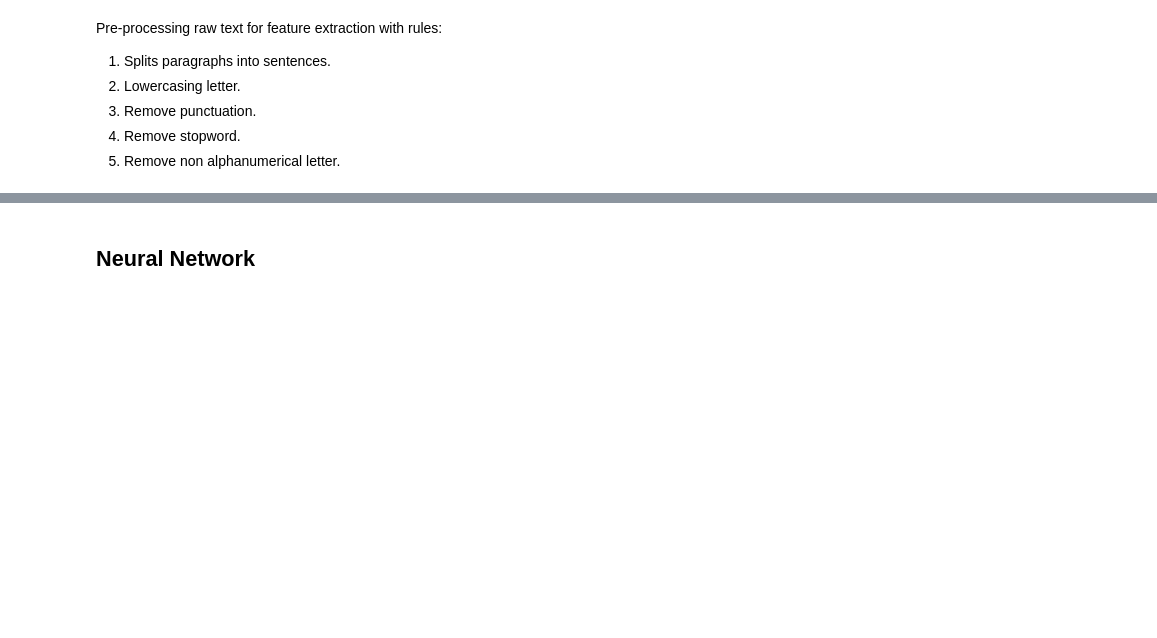
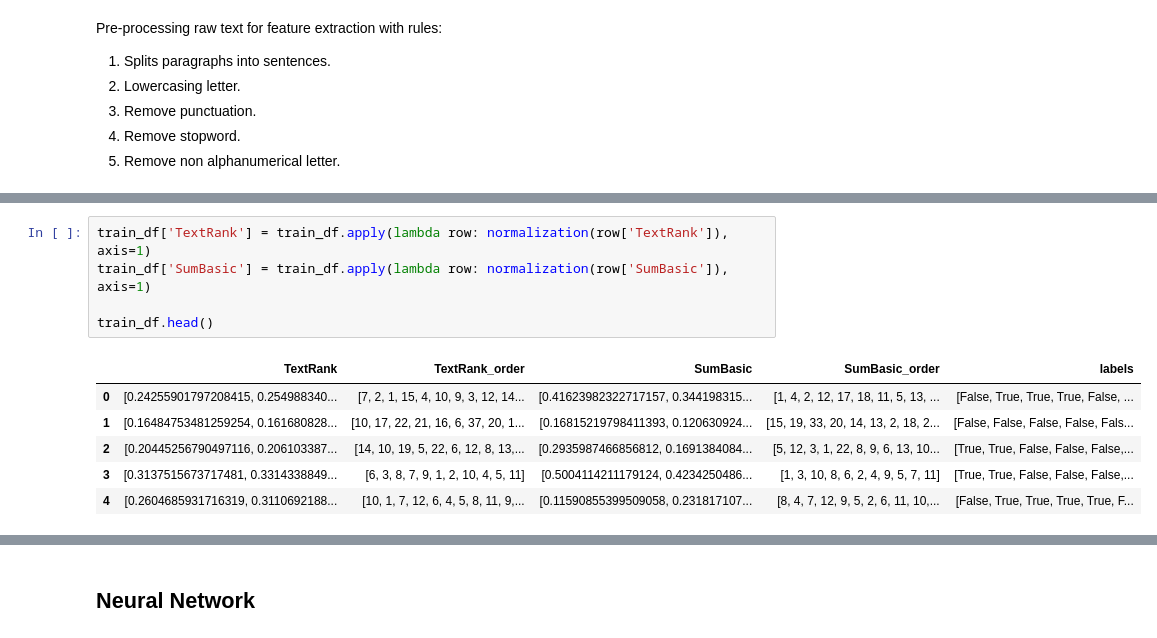
Before and after one commit to Atfssene/FRASA, a Jupyter notebook: Text Summarization/Text_Summarization_Model_FRASA.ipynb, the cells around one changed output, grey strips where cells are left out. Drawn from its saved outputs; the diff is of its cells as text; blank space fills up the shorter version.

```diff
--- a/Text Summarization/Text_Summarization_Model_FRASA.ipynb
+++ b/Text Summarization/Text_Summarization_Model_FRASA.ipynb
@@ -366,0 +317,12 @@ Run both for all rows
+# %%
+train_df['TextRank'] = train_df.apply(lambda row: normalization(row['TextRank']), axis=1)
+train_df['SumBasic'] = train_df.apply(lambda row: normalization(row['SumBasic']), axis=1)
+
+train_df.head()
+# %% [output]
+|  | TextRank | TextRank_order | SumBasic | SumBasic_order | labels |
+| 0 | [0.24255901797208415, 0.254988340... | [7, 2, 1, 15, 4, 10, 9, 3, 12, 14... | [0.41623982322717157, 0.344198315... | [1, 4, 2, 12, 17, 18, 11, 5, 13, ... | [False, True, True, True, False, ... |
+| 1 | [0.16484753481259254, 0.161680828... | [10, 17, 22, 21, 16, 6, 37, 20, 1... | [0.16815219798411393, 0.120630924... | [15, 19, 33, 20, 14, 13, 2, 18, 2... | [False, False, False, False, Fals... |
+| 2 | [0.20445256790497116, 0.206103387... | [14, 10, 19, 5, 22, 6, 12, 8, 13,... | [0.2935987466856812, 0.1691384084... | [5, 12, 3, 1, 22, 8, 9, 6, 13, 10... | [True, True, False, False, False,... |
+| 3 | [0.3137515673717481, 0.3314338849... | [6, 3, 8, 7, 9, 1, 2, 10, 4, 5, 11] | [0.5004114211179124, 0.4234250486... | [1, 3, 10, 8, 6, 2, 4, 9, 5, 7, 11] | [True, True, False, False, False,... |
+| 4 | [0.2604685931716319, 0.3110692188... | [10, 1, 7, 12, 6, 4, 5, 8, 11, 9,... | [0.11590855399509058, 0.231817107... | [8, 4, 7, 12, 9, 5, 2, 6, 11, 10,... | [False, True, True, True, True, F... |
```
Also changed, not shown: parts of 58 cells of this notebook, 2 other files.
